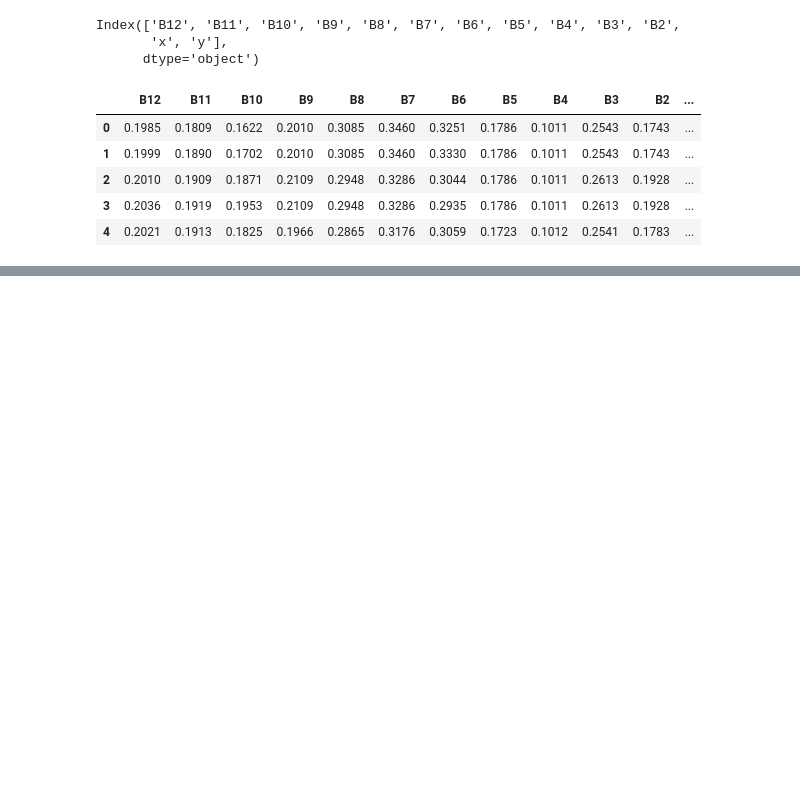
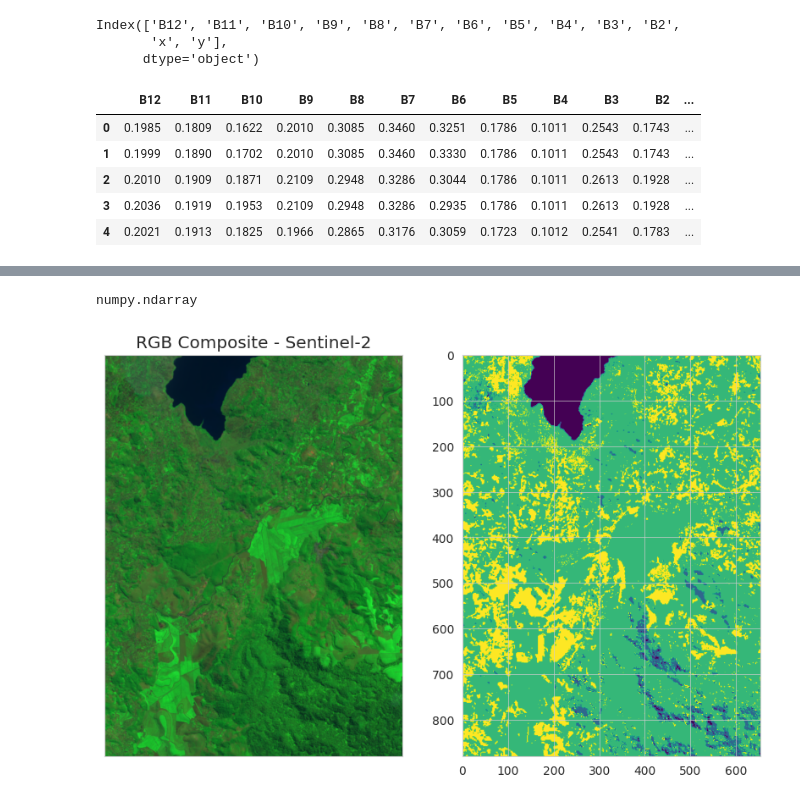
Before and after one commit to BBenyamini/agri-workshop, a Jupyter notebook: code/4_building_class_model.ipynb, the cells around one changed output, grey strips where cells are left out. Saved outputs shown, nothing was run; the diff lists cells and outputs as text; code cells hidden in the pictures; blank space fills up the shorter version.

```diff
--- a/code/4_building_class_model.ipynb
+++ b/code/4_building_class_model.ipynb
@@ -483,3 +388,10 @@ def raster_geotiff_to_dataframe(geotiff_file):
     except Exception as e:
         print(f"Error: {e}")
         return None
+
+
+# load th whole sentinel image
+
+geotiff_file_path = '/home/drdc/Documents/drdc/open_projects/agrifield_workshop/wk100823/dc-workshop/orginal/S2_srw.tif'
+df = raster_geotiff_to_dataframe(geotiff_file_path)
+df.head()
@@ -557,6 +450,0 @@ predictions_RF= final_RF.predict(df_S2)
-# %%
-# add it the dataframe df_S2
-
-df_S2.loc[:,"predicted"]=predictions_all
-
-df_S2.head()
@@ -882,0 +451,25 @@ def rasterize_csv_to_geotiff(csv_path, output_geotiff_path, x_col, y_col, value_
+# %%
+# Make predictions on complete dataset
+
+predictions_all= classifier.predict(df_S2)
+#reshape the data to fit the raster size
+predict_np=predictions_all.reshape(881,654)
+# %% [output]
+numpy.ndarray
+# %%
+# Plot the landcover map
+
+import rasterio as rio
+df_im=rio.open('/home/drdc/Documents/drdc/open_projects/agrifield_workshop/wk100823/dc-workshop/orginal/S2_srw.tif')
+values=df_im.read()
+
+fig, (ax1, ax2) = plt.subplots(1, 2, figsize=(10, 8))
+
+ep.plot_rgb(values,
+            rgb=[0,4,9], ax=ax1,title="RGB Composite - Sentinel-2")
+
+ax2=ax2.imshow(predict_np, cmap="viridis")
+
+plt.show();
+# %% [output]
+[figure, added]
```
Also changed, not shown: parts of 71 cells of this notebook, 1 other file.
